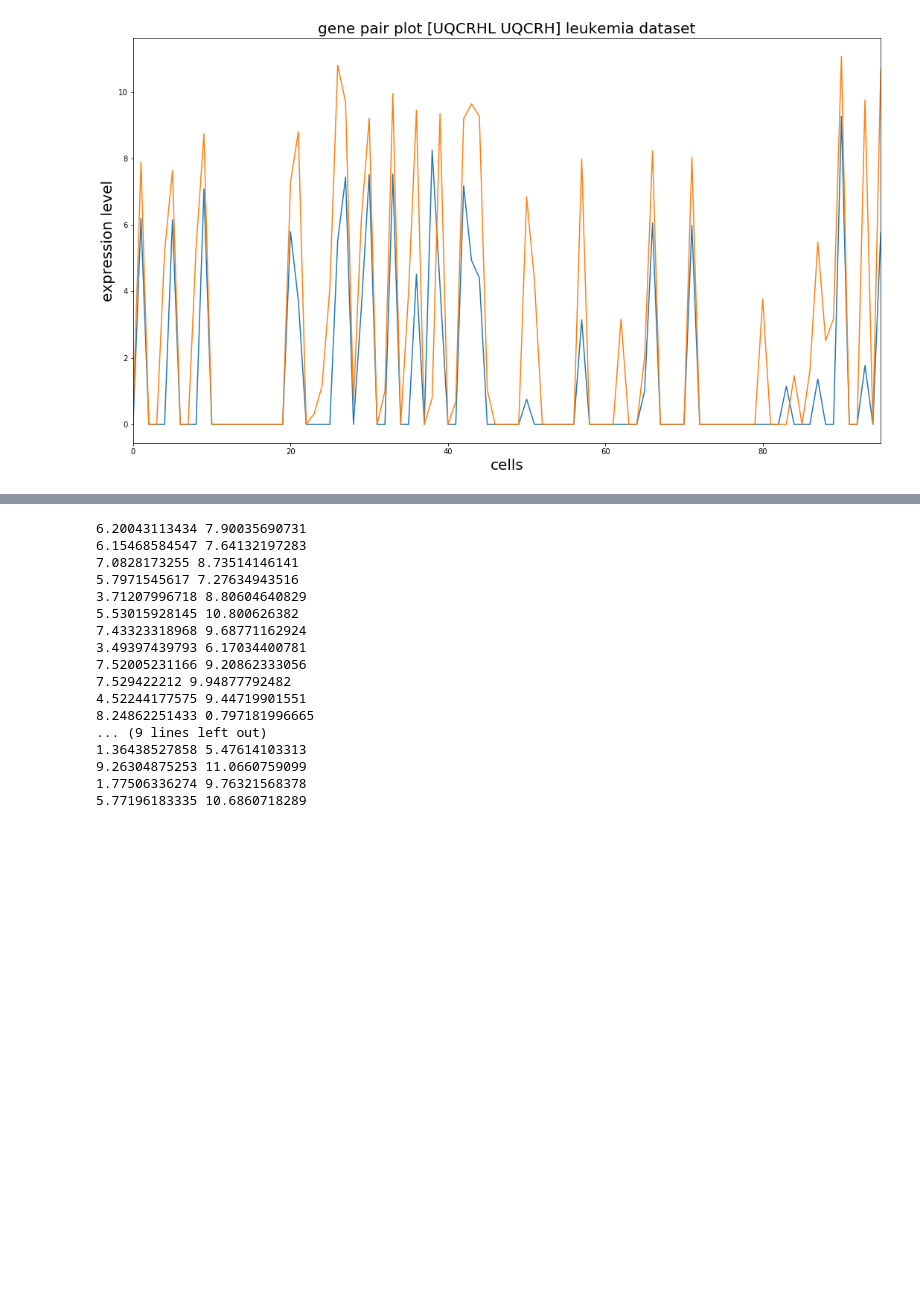
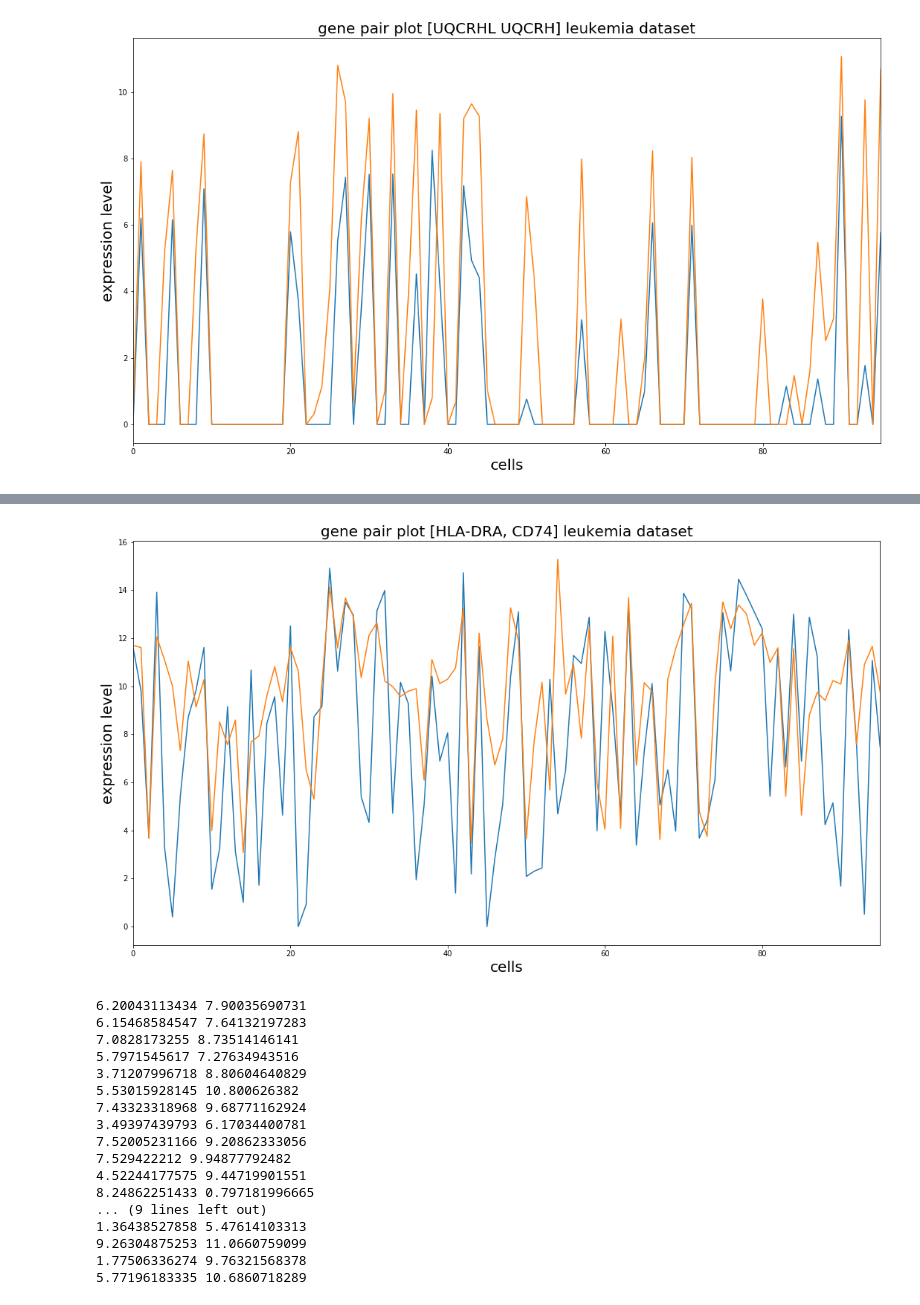
Before and after one commit to michael135/comp_bio, a Jupyter notebook: mel.ipynb, the cells around one changed output, grey strips where cells are left out. Saved outputs shown, nothing was run; the diff lists cells and outputs as text; code cells hidden in the pictures; blank space fills up the shorter version.

```diff
--- a/mel.ipynb
+++ b/mel.ipynb
@@ -321,3 +330,12 @@ plt.ylabel('expression level', fontsize=n);
+# %%
+n=20
+df_l['HLA-DRA'].plot(figsize=(18,10));
+df_l['CD74'].plot();
+plt.title('gene pair plot [HLA-DRA, CD74] leukemia dataset', fontsize=n)
+plt.xlabel('cells', fontsize=n);
+plt.ylabel('expression level', fontsize=n);
+# %% [output]
+[figure, added]
 # %%
 for a, b in zip(df_l['UQCRHL'], df_l['UQCRH']):
     if a != 0 and b != 0:
```
Also changed, not shown: parts of 2 cells of this notebook, 2 other files.
